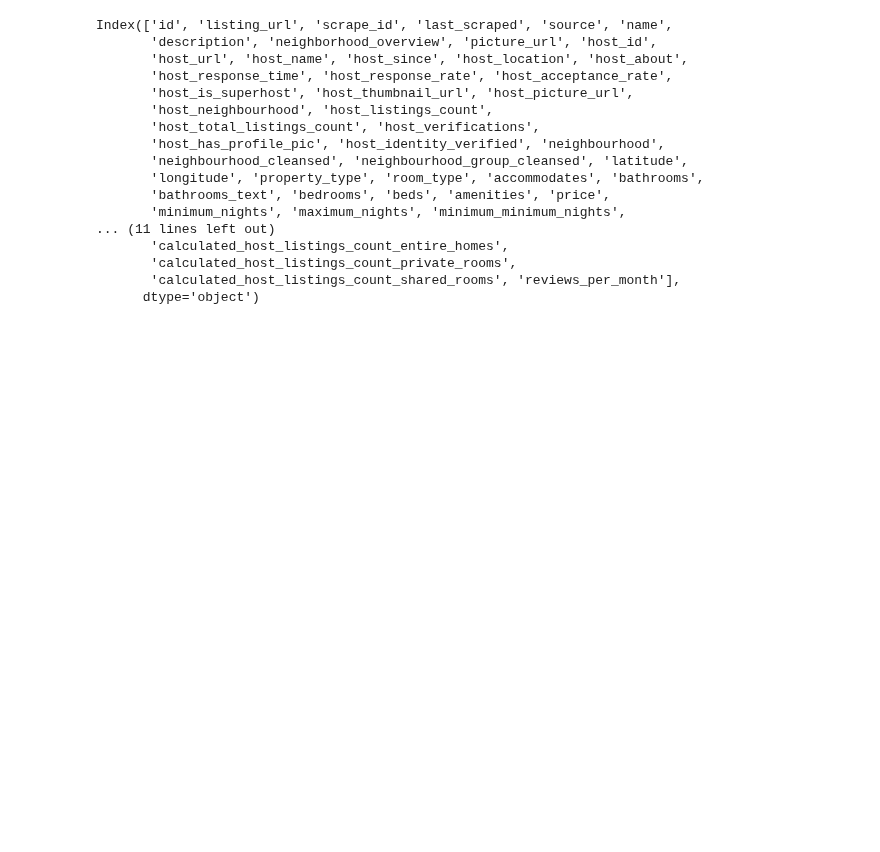
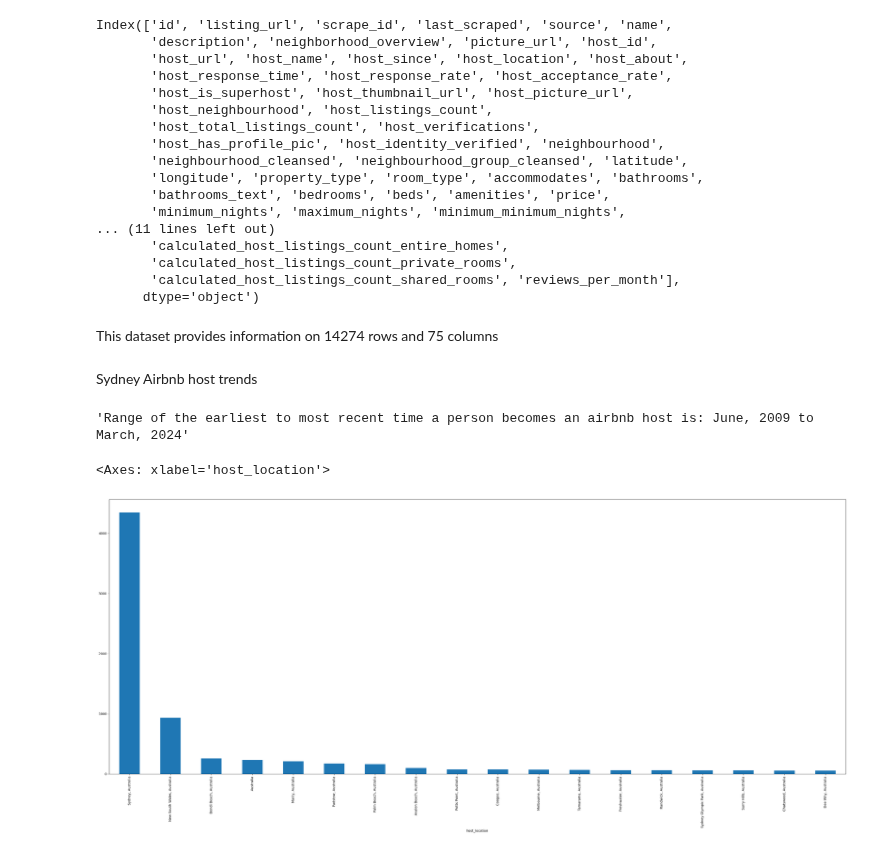
Before and after one commit to karenstevani/data_project, a Jupyter notebook: finaldataproj.ipynb, the cells around one changed output. Drawn from its saved outputs; the diff is of its cells as text; code cells hidden in the pictures; blank space fills up the shorter version.

Commit message:
host background introductory

```diff
--- a/finaldataproj.ipynb
+++ b/finaldataproj.ipynb
@@ -86,3 +86,21 @@ Index(['id', 'listing_url', 'scrape_id', 'last_scraped', 'source', 'name',
        'calculated_host_listings_count_private_rooms',
        'calculated_host_listings_count_shared_rooms', 'reviews_per_month'],
       dtype='object')
+# %% [markdown]
+This dataset provides information on 14274 rows and 75 columns
+# %% [markdown]
+Sydney Airbnb host trends
+# %%
+listing_data['host_since'] = pd.to_datetime(listing_data['host_since'])
+date_format_pattern = "%B, %Y"
+earliest_date = datetime.strftime(listing_data.host_since.min(), date_format_pattern)
+latest_date = datetime.strftime(listing_data.host_since.max(), date_format_pattern)
+f"Range of the earliest to most recent time a person becomes an airbnb host is: {earliest_date} to {latest_date}"
+# %% [output]
+'Range of the earliest to most recent time a person becomes an airbnb host is: June, 2009 to March, 2024'
+# %%
+host_location = listing_data.host_location.value_counts() # This makes a series
+host_location[host_location > 50].plot(kind="bar")
+# %% [output]
+<Axes: xlabel='host_location'>
+[figure, added]
```
